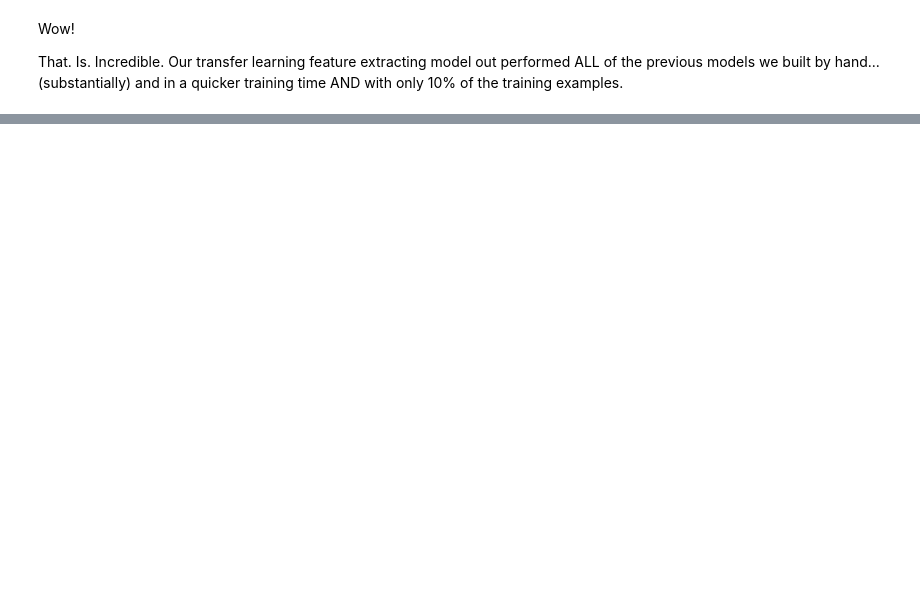
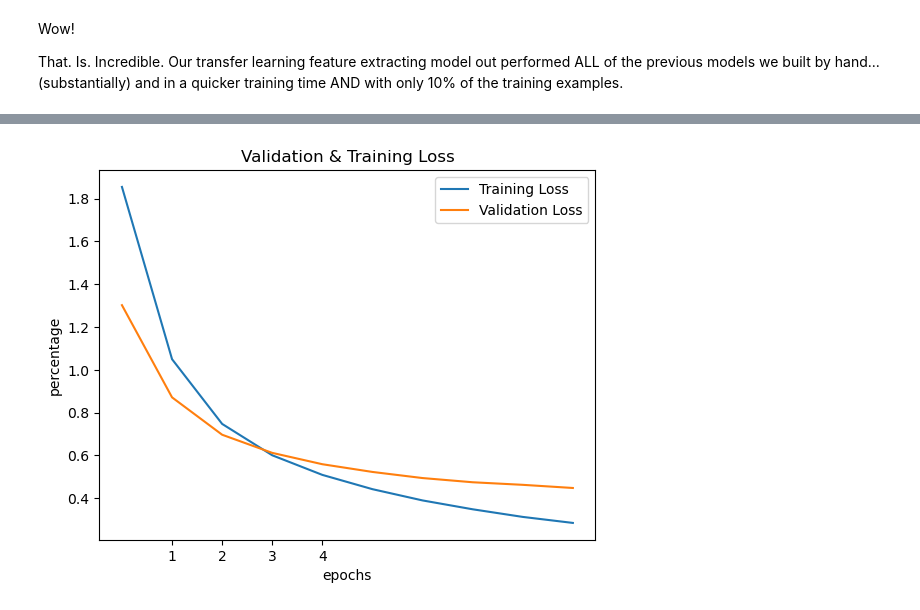
Before and after one commit to Ultan-Kearns/ZTM-Tensorflow-Developer-Certificate, a Jupyter notebook: 04-transfer-learning-in-tensorflow-part-1-feature-extraction.ipynb, the cells around one changed output, grey strips where cells are left out. Drawn from its saved outputs; the diff is of its cells as text; code cells hidden in the pictures; blank space fills up the shorter version.

```diff
--- a/04-transfer-learning-in-tensorflow-part-1-feature-extraction.ipynb
+++ b/04-transfer-learning-in-tensorflow-part-1-feature-extraction.ipynb
@@ -229,0 +273,10 @@ plt.show()
+# %%
+plot_graphs(title="Validation & Training Loss",
+plot1=efficientnet_history.history["loss"],
+plot2=efficientnet_history.history["val_loss"],
+label1="Training Loss",
+label2="Validation Loss",
+xlabel="epochs",
+ylabel="percentage")
+# %% [output]
+[figure, added]
```
Also changed, not shown: parts of 14 cells of this notebook.
